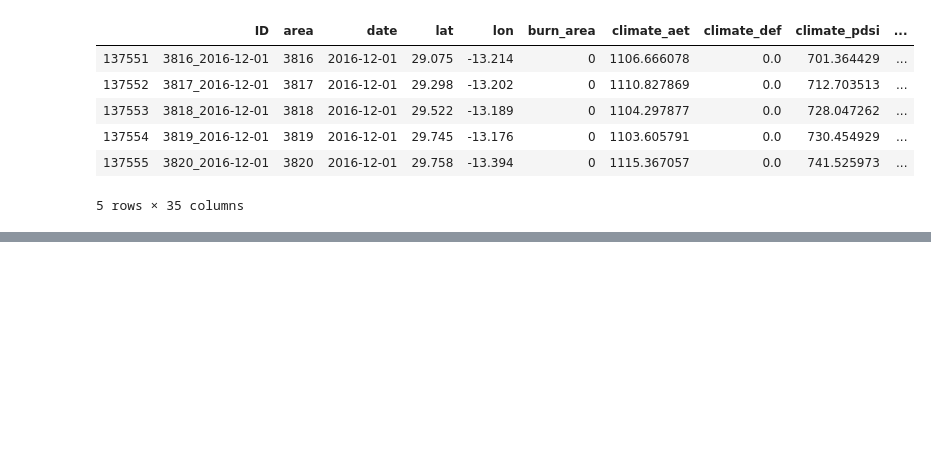
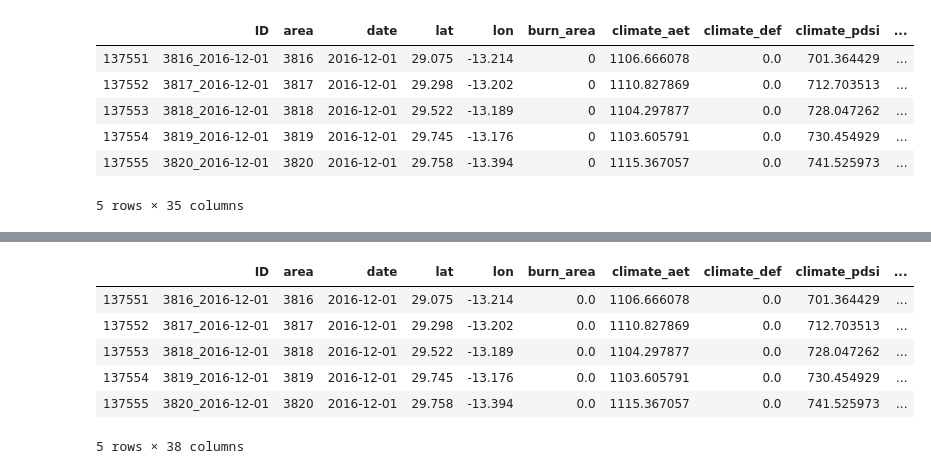
Before and after one commit to Jegge2003/AzubiHack, a Jupyter notebook: Hack.ipynb, the cells around one changed output, grey strips where cells are left out. Saved outputs shown, nothing was run; the diff lists cells and outputs as text; code cells hidden in the pictures; blank space fills up the shorter version.

```diff
--- a/Hack.ipynb
+++ b/Hack.ipynb
@@ -668,0 +669,2 @@ combined_dataset
+# %%
+final_dataset = combined_dataset.drop(columns=['burnt', 'separator']) #Droping the burnt and separator dataset
@@ -668,0 +681,10 @@ combined_dataset
+# %%
+final_dataset.tail() #Showing first 5 rows of the final dataset to be sent to Azure for analysis
+# %% [output]
+|  | ID | area | date | lat | lon | burn_area | climate_aet | climate_def | climate_pdsi | ... |
+| 137551 | 3816_2016-12-01 | 3816 | 2016-12-01 | 29.075 | -13.214 | 0.0 | 1106.666078 | 0.0 | 701.364429 | ... |
+| 137552 | 3817_2016-12-01 | 3817 | 2016-12-01 | 29.298 | -13.202 | 0.0 | 1110.827869 | 0.0 | 712.703513 | ... |
+| 137553 | 3818_2016-12-01 | 3818 | 2016-12-01 | 29.522 | -13.189 | 0.0 | 1104.297877 | 0.0 | 728.047262 | ... |
+| 137554 | 3819_2016-12-01 | 3819 | 2016-12-01 | 29.745 | -13.176 | 0.0 | 1103.605791 | 0.0 | 730.454929 | ... |
+| 137555 | 3820_2016-12-01 | 3820 | 2016-12-01 | 29.758 | -13.394 | 0.0 | 1115.367057 | 0.0 | 741.525973 | ... |
+5 rows × 38 columns
```
Also changed, not shown: parts of 10 cells of this notebook.
